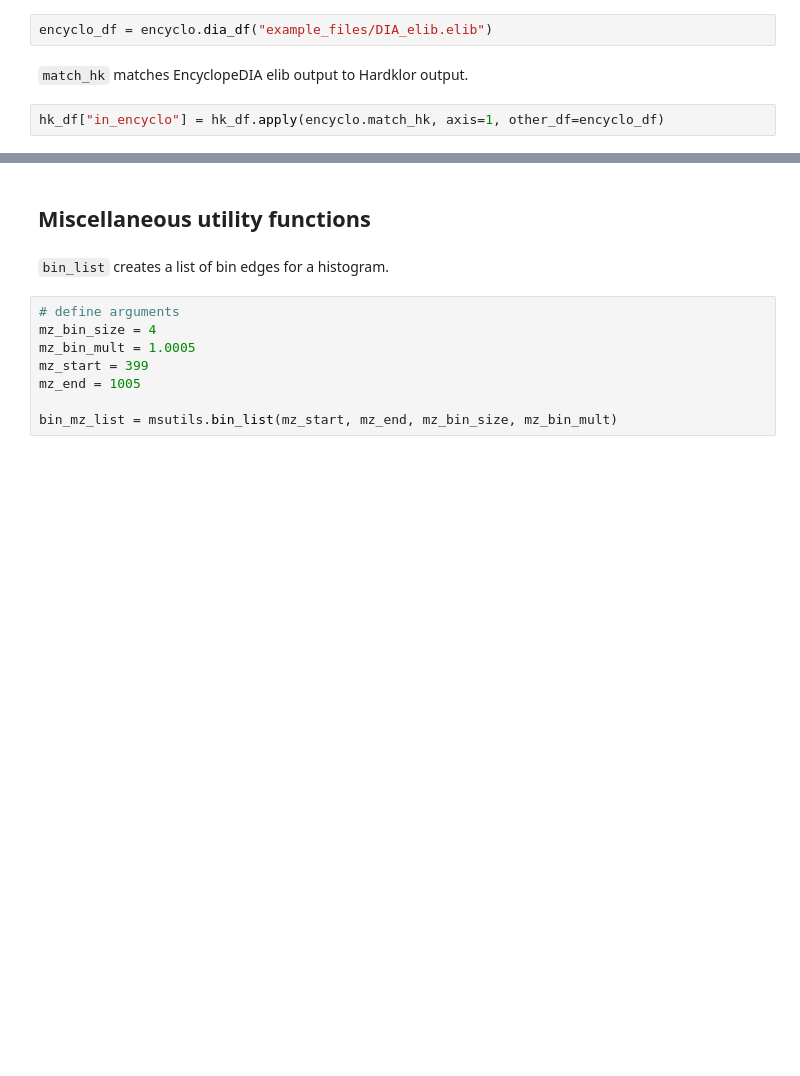
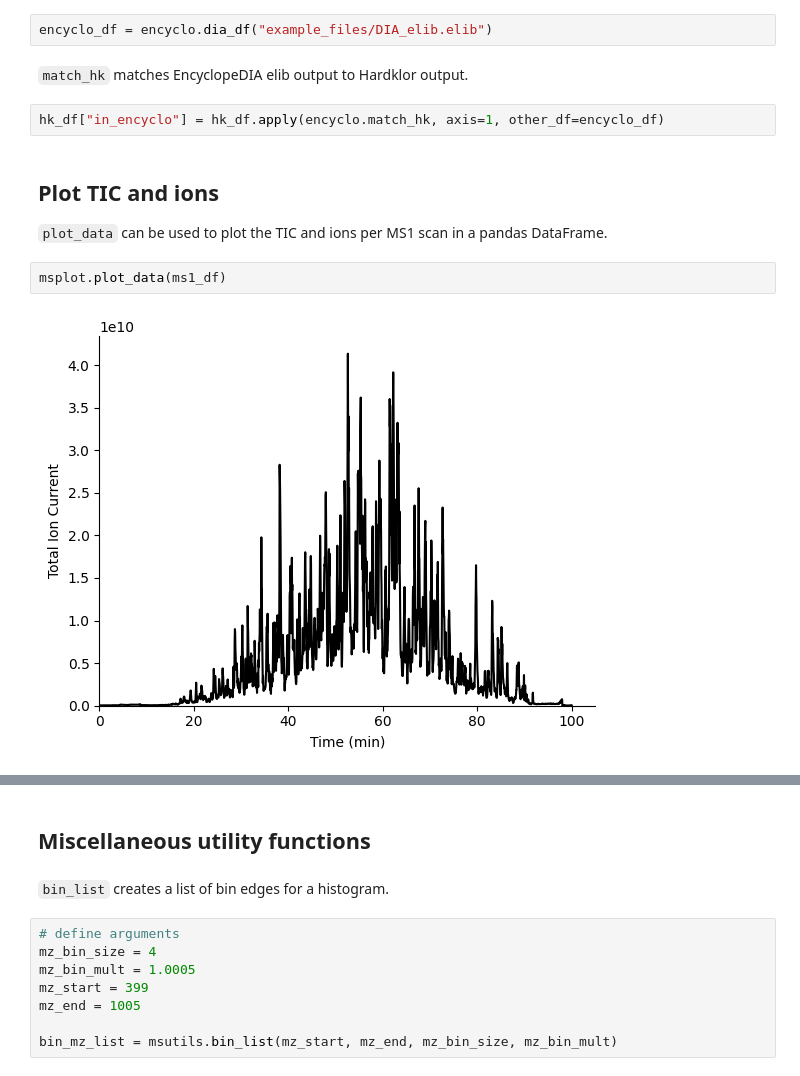
Before and after one commit to dafaivre/msions, a Jupyter notebook: docs/example.ipynb, the cells around one changed output, grey strips where cells are left out. Saved outputs shown, nothing was run; the diff lists cells and outputs as text; blank space fills up the shorter version.

Commit message:
Update documentation with use cases - Update msplot figure size and default axis/tick size - Add use cases to example.ipynb

```diff
--- a/docs/example.ipynb
+++ b/docs/example.ipynb
@@ -154,3 +142,10 @@ encyclo_df = encyclo.dia_df("example_files/DIA_elib.elib")
 `match_hk` matches EncyclopeDIA elib output to Hardklor output.
 # %%
 hk_df["in_encyclo"] = hk_df.apply(encyclo.match_hk, axis=1, other_df=encyclo_df)
+# %% [markdown]
+## Plot TIC and ions
+`plot_data` can be used to plot the TIC and ions per MS1 scan in a pandas DataFrame.
+# %%
+msplot.plot_data(ms1_df)
+# %% [output]
+[figure, added]
```
Also changed, not shown: parts of 24 cells of this notebook, 3 other files.
